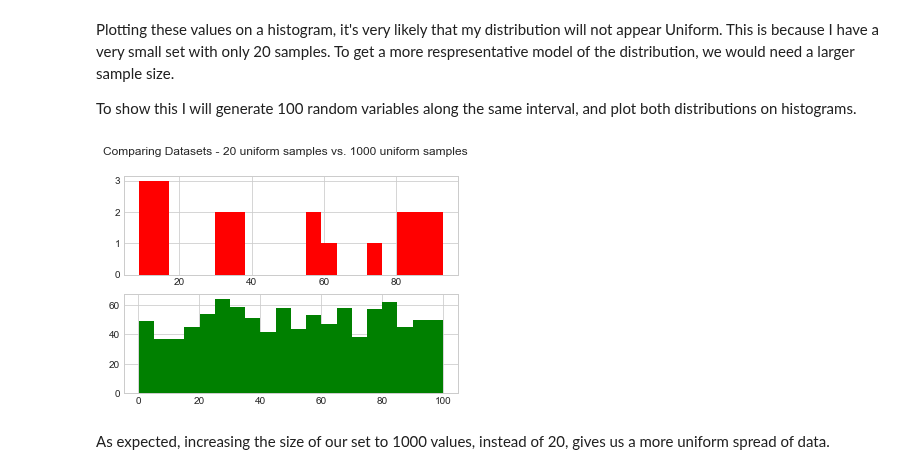
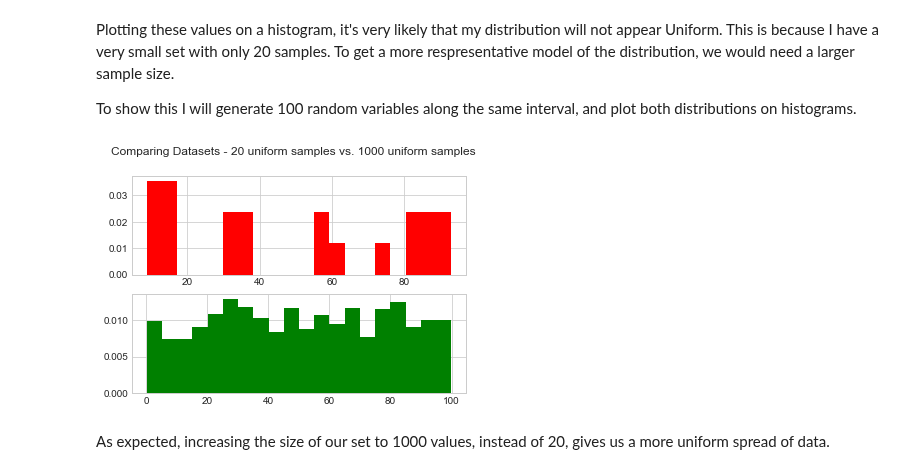
Before and after one commit to MarionMcG/numpy.random, a Jupyter notebook: numpy-random.ipynb, the cells around one changed output. Cells and saved outputs as stored; diff of their text form; code cells hidden in the pictures.

```diff
--- a/numpy-random.ipynb
+++ b/numpy-random.ipynb
@@ -346,16 +348,16 @@ uni_sample2=(np.random.uniform(0, 100, size= 1000))
 # %%
 fig = plt.figure()
 fig.suptitle('Comparing Datasets - 20 uniform samples vs. 1000 uniform samples')
 
 ax1 = plt.subplot(2,1,1)
-ax1.hist(uni_sample, color = 'r', bins = 20)
+ax1.hist(uni_sample, color = 'r', bins = 20, density = True)
 
 ax2 = plt.subplot(2, 1, 2)
-ax2.hist(uni_sample2, color = 'g', bins = 20)
+ax2.hist(uni_sample2, color = 'g', bins = 20, density = True)
 
 plt.show()
 # %% [output]
-[figure, old version]
+[figure, new version]
 # %% [markdown]
 As expected, increasing the size of our set to 1000 values, instead of 20, gives us a more uniform spread of data.
 # %% [markdown]
```
Also changed, not shown: parts of 8 cells of this notebook.
